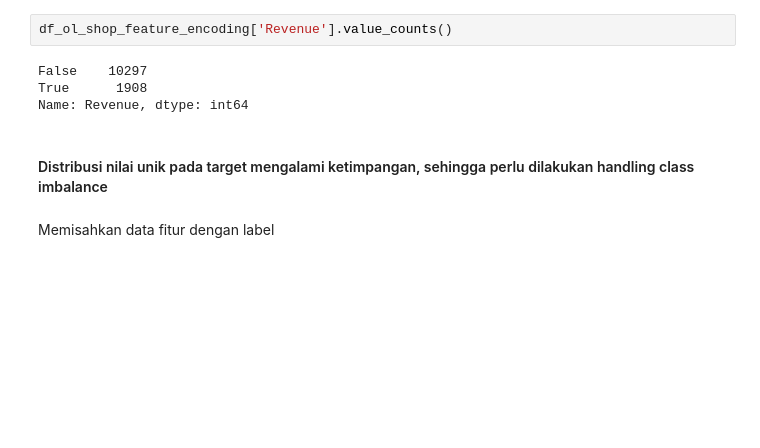
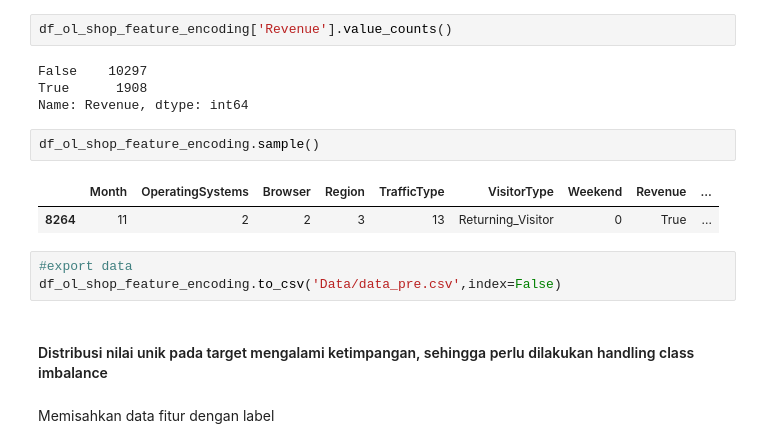
Before and after one commit to rahmars18/FinalProject, a Jupyter notebook: Pre_Processing.ipynb, the cells around one changed output. Cells and saved outputs as stored; diff of their text form; blank space fills up the shorter version.

```diff
--- a/Pre_Processing.ipynb
+++ b/Pre_Processing.ipynb
@@ -652,6 +652,14 @@ df_ol_shop_feature_encoding['Revenue'].value_counts()
 False    10297
 True      1908
 Name: Revenue, dtype: int64
+# %%
+df_ol_shop_feature_encoding.sample()
+# %% [output]
+|  | Month | OperatingSystems | Browser | Region | TrafficType | VisitorType | Weekend | Revenue | ... |
+| 8264 | 11 | 2 | 2 | 3 | 13 | Returning_Visitor | 0 | True | ... |
+# %%
+#export data
+df_ol_shop_feature_encoding.to_csv('Data/data_pre.csv',index=False)
 # %% [markdown]
 #### Distribusi nilai unik pada target mengalami ketimpangan, sehingga perlu dilakukan handling class imbalance
 # %% [markdown]
```
Also changed, not shown: parts of 18 cells of this notebook.
